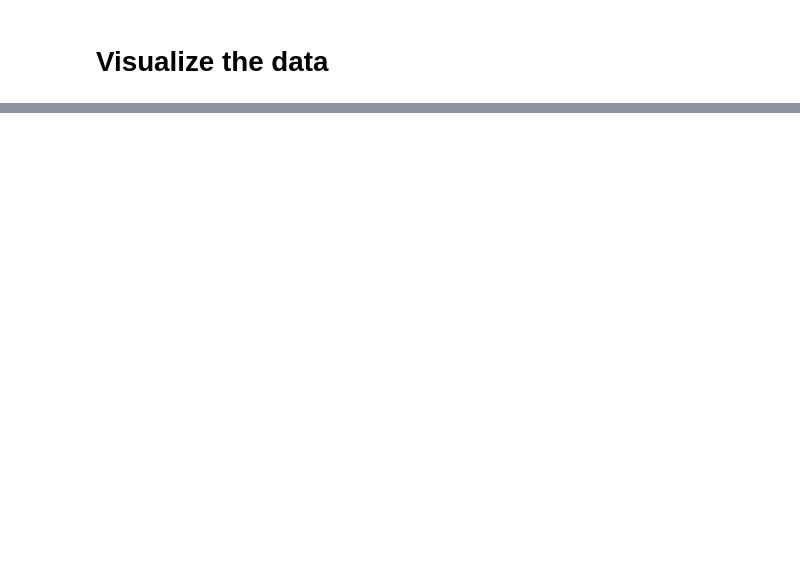
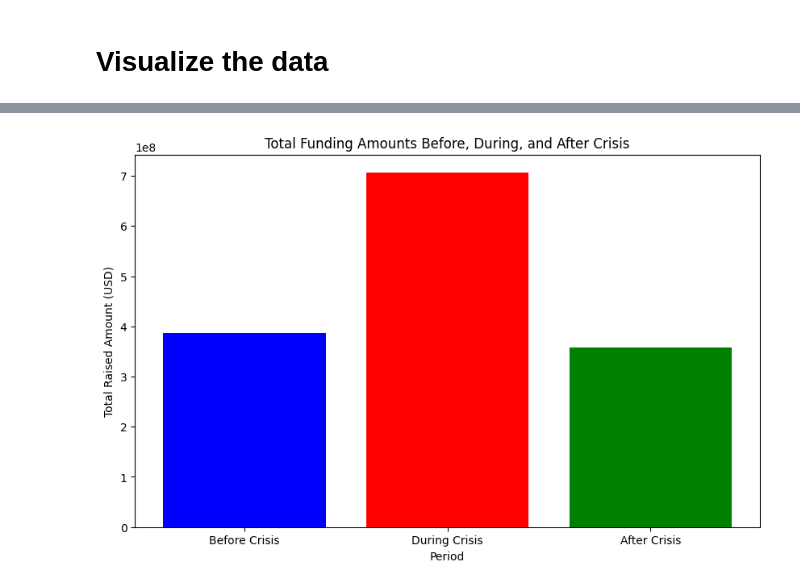
Before and after one commit to ECO225-W2025/eco225-project-code-bollarzhao, a Jupyter notebook: project 1.ipynb, the cells around one changed output, grey strips where cells are left out. Cells and saved outputs as stored; diff of their text form; code cells hidden in the pictures; blank space fills up the shorter version.

```diff
--- a/project 1.ipynb
+++ b/project 1.ipynb
@@ -136,0 +216,18 @@ g.map_dataframe(sns.scatterplot, x="funded_at", y="raised_amount_log", alpha=0.6
+# %%
+total_before_crisis = funding_before_crisis['raised_amount_usd'].sum()
+total_during_crisis = funding_during_crisis['raised_amount_usd'].sum()
+total_after_crisis = funding_after_crisis['raised_amount_usd'].sum()
+# %%
+funding_totals = pd.DataFrame({
+    'Period': ['Before Crisis', 'During Crisis', 'After Crisis'],
+    'Total Raised Amount (USD)': [total_before_crisis, total_during_crisis, total_after_crisis]
+})
+# %%
+plt.figure(figsize=(10, 6))
+plt.bar(funding_totals['Period'], funding_totals['Total Raised Amount (USD)'], color=['blue', 'red', 'green'])
+plt.title('Total Funding Amounts Before, During, and After Crisis')
+plt.xlabel('Period')
+plt.ylabel('Total Raised Amount (USD)')
+plt.show()
+# %% [output]
+[figure, added]
```
Also changed, not shown: parts of 22 cells of this notebook, 9 other files.
